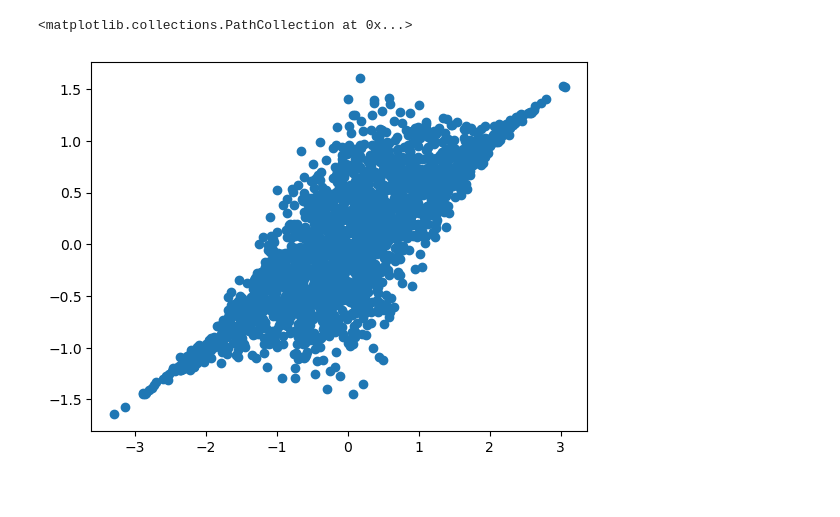
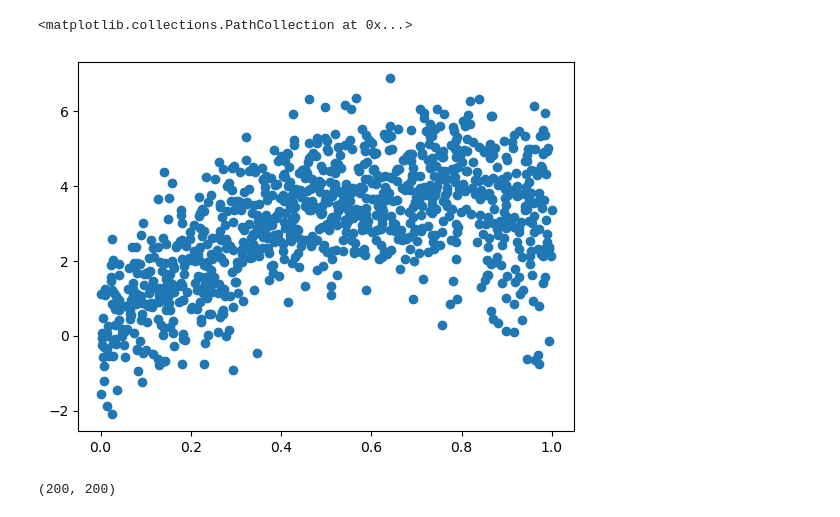
Before and after one commit to Lui5ito/doctorthesis, a Jupyter notebook: test.ipynb, the cells around one changed output. Drawn from its saved outputs; the diff is of its cells as text; code cells hidden in the pictures.

```diff
--- a/test.ipynb
+++ b/test.ipynb
@@ -1,20 +1,26 @@
 # %%
 import universalbands as ub
+import matplotlib.pyplot as plt
 import numpy as np
-import matplotlib.pyplot as plt
+import plotly.graph_objects as go
 
-case_number = 11
-sample_size = 2000
+case_number = 8
+sample_size = 1000
 sample_dim = 1
 seed = 123
 
-X, y = ub.data_generation.synthetic_data(
+X, Y = ub.data_generation.synthetic_data(
                         case=f"case_{case_number}",
                         sample_size=sample_size,
                         sample_dim=sample_dim,
                         seed=seed,
+                        var_dim=1,
                     )
-plt.scatter(X, y)
+plt.scatter(X,Y)
 # %% [output]
 <matplotlib.collections.PathCollection at 0x...>
-[figure, old version]
+[figure, new version]
+# %%
+Y.shape
+# %% [output]
+(200, 200)
```
Also changed, not shown: parts of 3 cells of this notebook.
